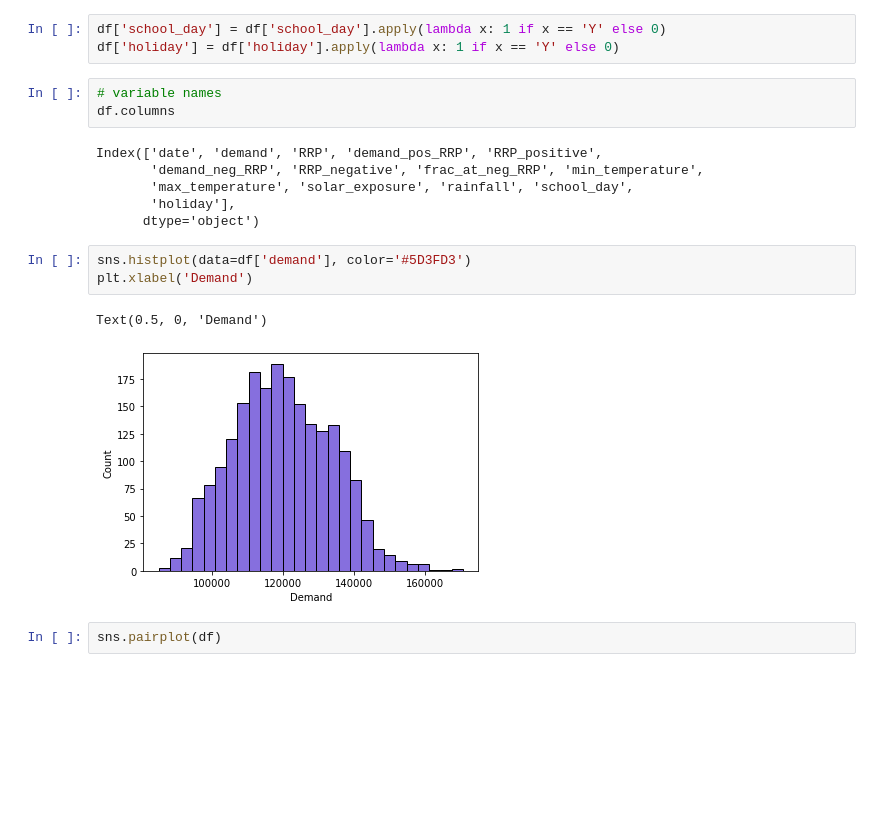
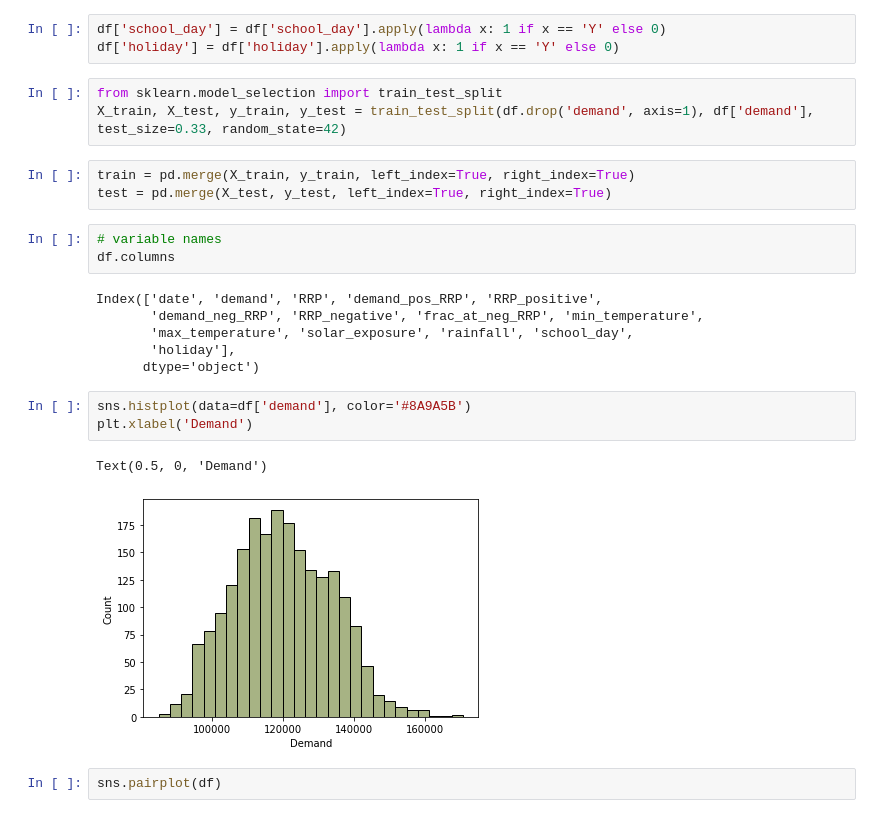
Before and after one commit to Dsl03/STAT303-2-Final-Project, a Jupyter notebook: Model Building.ipynb, the cells around one changed output. Saved outputs shown, nothing was run; the diff lists cells and outputs as text; blank space fills up the shorter version.

```diff
--- a/Model Building.ipynb
+++ b/Model Building.ipynb
@@ -16,6 +16,12 @@ df['date'] = df['date'].apply(lambda x: datetime.strptime(x, '%Y-%m-%d'))
 # %%
 df['school_day'] = df['school_day'].apply(lambda x: 1 if x == 'Y' else 0)
 df['holiday'] = df['holiday'].apply(lambda x: 1 if x == 'Y' else 0)
+# %%
+from sklearn.model_selection import train_test_split
+X_train, X_test, y_train, y_test = train_test_split(df.drop('demand', axis=1), df['demand'], test_size=0.33, random_state=42)
+# %%
+train = pd.merge(X_train, y_train, left_index=True, right_index=True)
+test = pd.merge(X_test, y_test, left_index=True, right_index=True)
 # %%
 # variable names
 df.columns
@@ -26,11 +32,11 @@ Index(['date', 'demand', 'RRP', 'demand_pos_RRP', 'RRP_positive',
        'holiday'],
       dtype='object')
 # %%
-sns.histplot(data=df['demand'], color='#5D3FD3')
+sns.histplot(data=df['demand'], color='#8A9A5B')
 plt.xlabel('Demand')
 # %% [output]
 Text(0.5, 0, 'Demand')
-[figure, old version]
+[figure, new version]
 # %%
 sns.pairplot(df)
 # %% [output]
```
Also changed, not shown: parts of 47 cells of this notebook, 1 other file.
